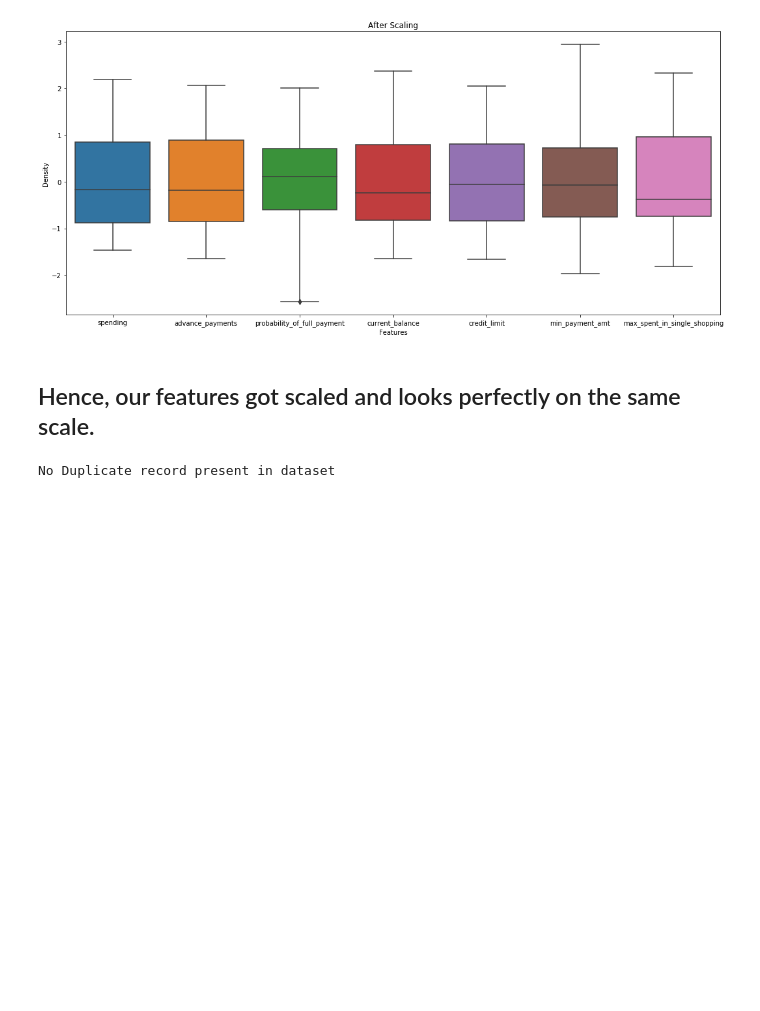
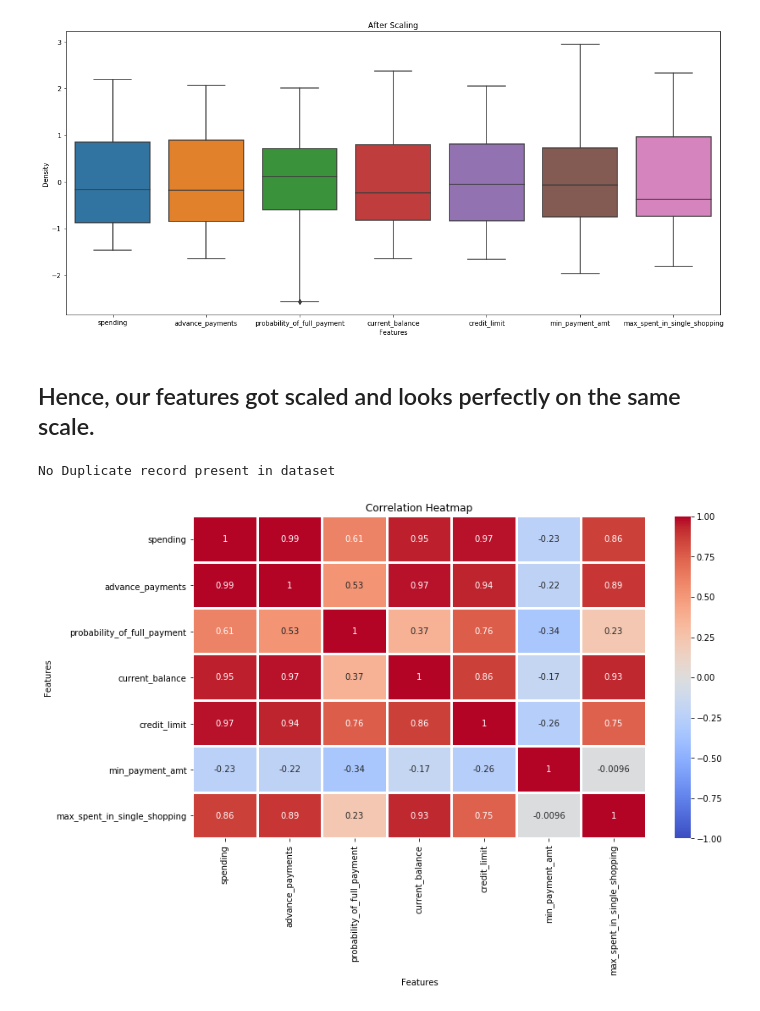
Before and after one commit to Abhishek768/BankMarketting, a Jupyter notebook: BankMarketing.ipynb, the cells around one changed output. Cells and saved outputs as stored; diff of their text form; code cells hidden in the pictures; blank space fills up the shorter version.

```diff
--- a/BankMarketing.ipynb
+++ b/BankMarketing.ipynb
@@ -105,3 +105,11 @@ is_dup = df.duplicated().sum()
 print('No Duplicate record present in dataset') if is_dup == 0 else print('duplicate record is present')
 # %% [output]
 No Duplicate record present in dataset
+# %%
+plt.figure(figsize=(12,7));
+sns.heatmap(df.corr(), vmin=-1, vmax=1, cmap='coolwarm', lw=2, annot=True);
+plt.title('Correlation Heatmap');
+plt.xlabel('Features');
+plt.ylabel('Features');
+# %% [output]
+[figure, added]
```
Also changed, not shown: parts of 3 cells of this notebook.
